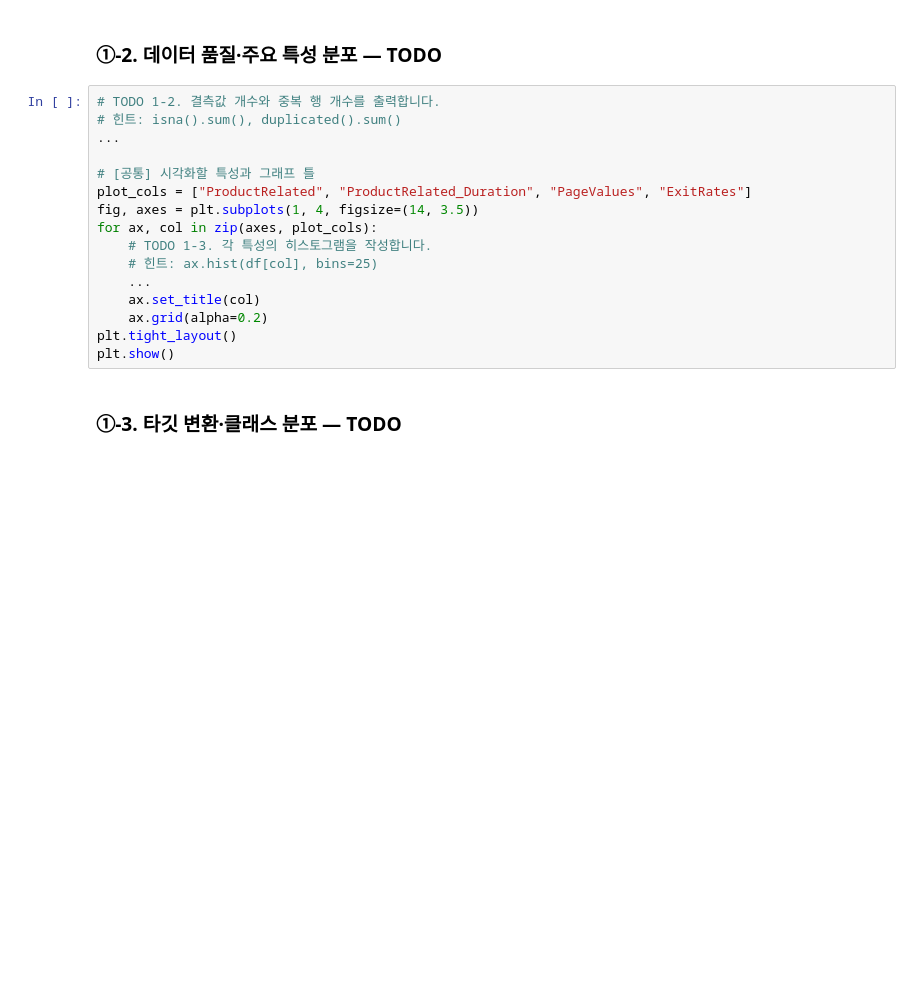
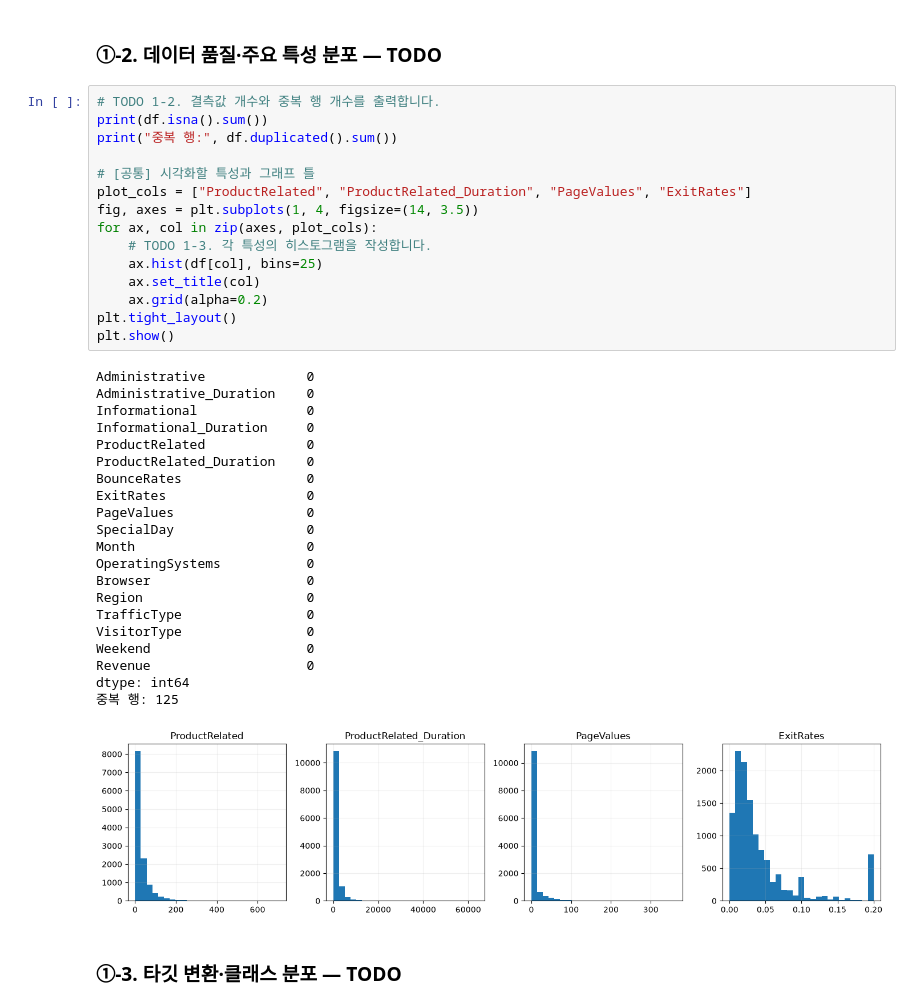
Before and after one commit to Gotti0/ai-mini-projects, a Jupyter notebook: mini-project-01/code/02_classification_online_shopping.ipynb, the cells around one changed output. Cells and saved outputs as stored; diff of their text form; blank space fills up the shorter version.

```diff
--- a/mini-project-01/code/02_classification_online_shopping.ipynb
+++ b/mini-project-01/code/02_classification_online_shopping.ipynb
@@ -57,20 +98,41 @@ df.head()
 ### ①-2. 데이터 품질·주요 특성 분포 — TODO
 # %%
 # TODO 1-2. 결측값 개수와 중복 행 개수를 출력합니다.
-# 힌트: isna().sum(), duplicated().sum()
-...
+print(df.isna().sum())
+print("중복 행:", df.duplicated().sum())
 
 # [공통] 시각화할 특성과 그래프 틀
 plot_cols = ["ProductRelated", "ProductRelated_Duration", "PageValues", "ExitRates"]
 fig, axes = plt.subplots(1, 4, figsize=(14, 3.5))
 for ax, col in zip(axes, plot_cols):
     # TODO 1-3. 각 특성의 히스토그램을 작성합니다.
-    # 힌트: ax.hist(df[col], bins=25)
-    ...
+    ax.hist(df[col], bins=25)
     ax.set_title(col)
     ax.grid(alpha=0.2)
 plt.tight_layout()
 plt.show()
+# %% [output]
+Administrative             0
+Administrative_Duration    0
+Informational              0
+Informational_Duration     0
+ProductRelated             0
+ProductRelated_Duration    0
+BounceRates                0
+ExitRates                  0
+PageValues                 0
+SpecialDay                 0
+Month                      0
+OperatingSystems           0
+Browser                    0
+Region                     0
+TrafficType                0
+VisitorType                0
+Weekend                    0
+Revenue                    0
+dtype: int64
+중복 행: 125
+[figure, added]
 # %% [markdown]
 ### ①-3. 타깃 변환·클래스 분포 — TODO
 # %%
```
Also changed, not shown: parts of 3 cells of this notebook.
